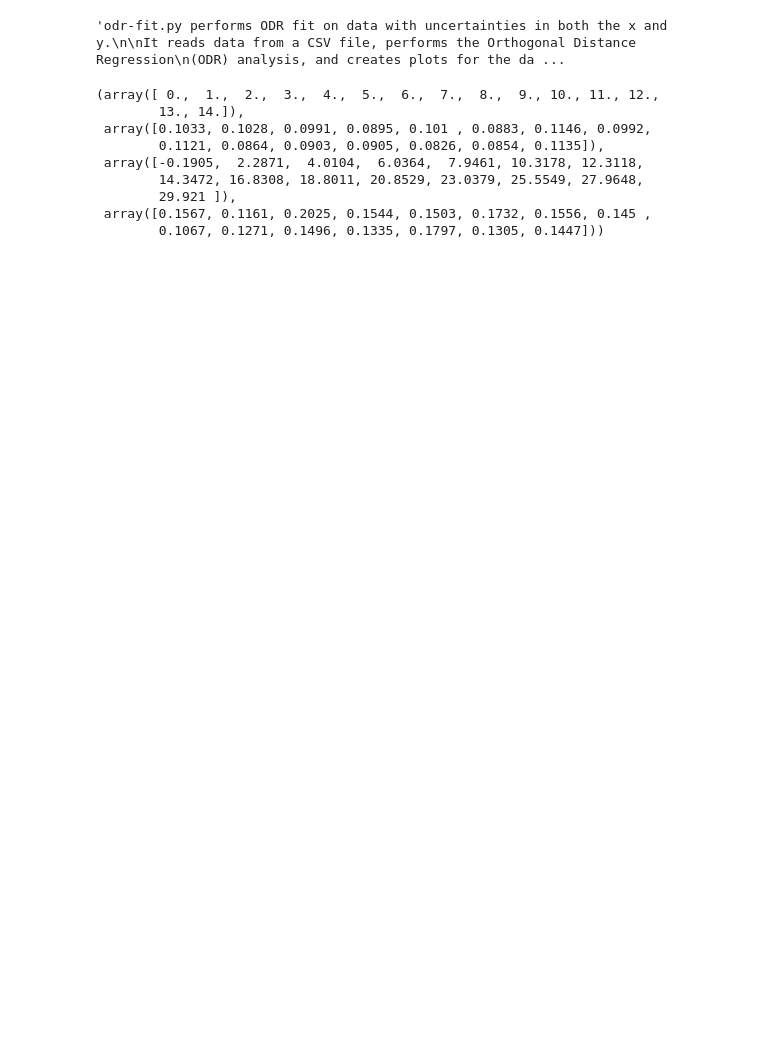
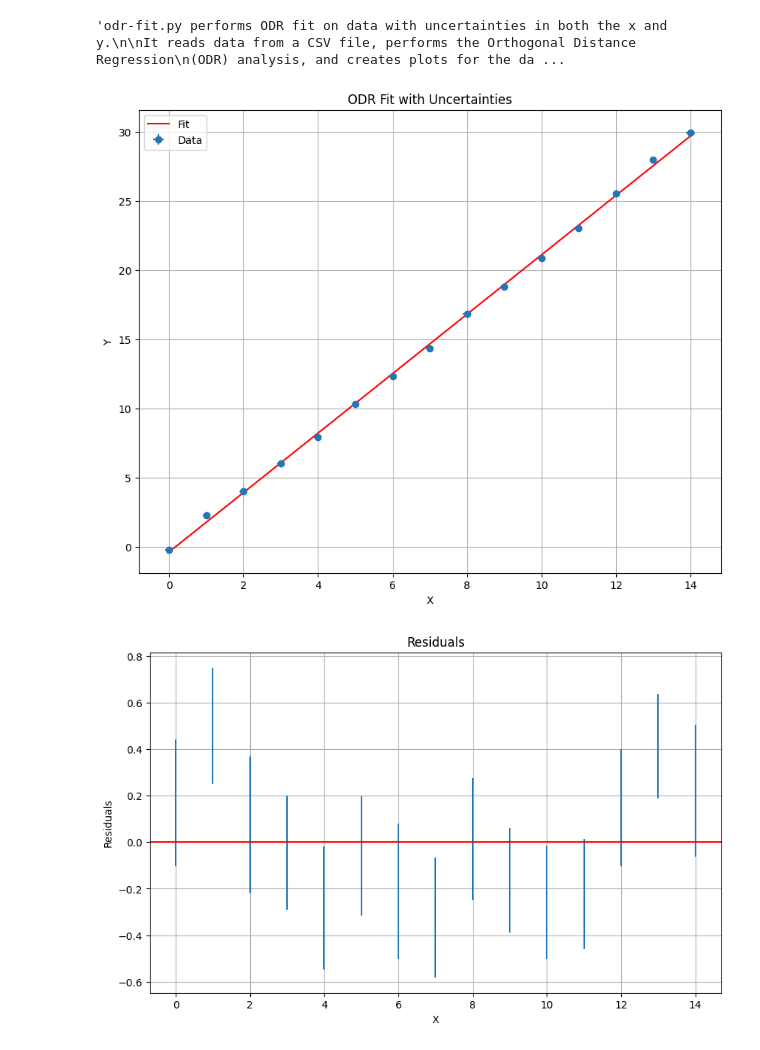
Before and after one commit to hezy/ODR-example, a Jupyter notebook: fit-notebook.ipynb, the cells around one changed output. Saved outputs shown, nothing was run; the diff lists cells and outputs as text; code cells hidden in the pictures; blank space fills up the shorter version.

```diff
--- a/fit-notebook.ipynb
+++ b/fit-notebook.ipynb
@@ -38,7 +37,7 @@ def read_data_from_csv(filename):
         print(f"Error reading file: {e}")
         return None
 # %%
-def linear_func(p: np.ndarray, x: np.ndarray) -> np.ndarray:
+def linear_func(p, x):
     """Compute a linear function of the form y = mx + b.
 
     Parameters
@@ -495,15 +494,10 @@ def analyze_data_with_odr(x, dx, y, dy, output_prefix="odr_analysis"):
     }
 
     return fit_results
-# %%
-read_data_from_csv("data.csv")
-# %% [output]
-(array([ 0.,  1.,  2.,  3.,  4.,  5.,  6.,  7.,  8.,  9., 10., 11., 12.,
-        13., 14.]),
- array([0.1033, 0.1028, 0.0991, 0.0895, 0.101 , 0.0883, 0.1146, 0.0992,
-        0.1121, 0.0864, 0.0903, 0.0905, 0.0826, 0.0854, 0.1135]),
- array([-0.1905,  2.2871,  4.0104,  6.0364,  7.9461, 10.3178, 12.3118,
-        14.3472, 16.8308, 18.8011, 20.8529, 23.0379, 25.5549, 27.9648,
-        29.921 ]),
- array([0.1567, 0.1161, 0.2025, 0.1544, 0.1503, 0.1732, 0.1556, 0.145 ,
-        0.1067, 0.1271, 0.1496, 0.1335, 0.1797, 0.1305, 0.1447]))
+# %%
+x, dx, y, dy = read_data_from_csv('data.csv')
+# %%
+results = analyze_data_with_odr(x, dx, y, dy)
+# %% [output]
+[figure, added]
+[figure, added]
```
Also changed, not shown: parts of 4 cells of this notebook, 3 other files.
